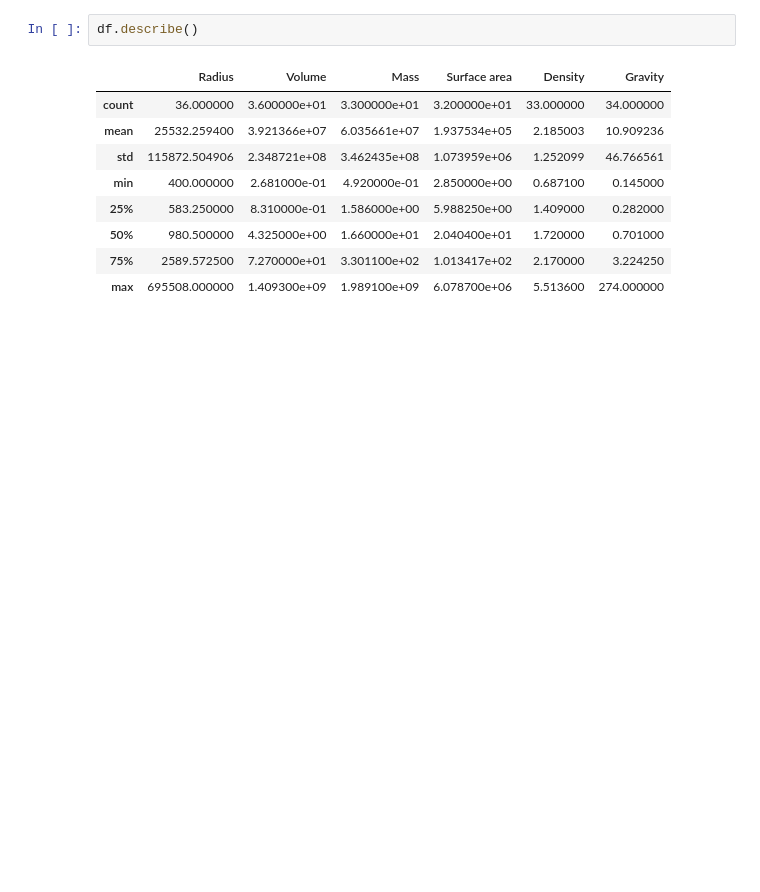
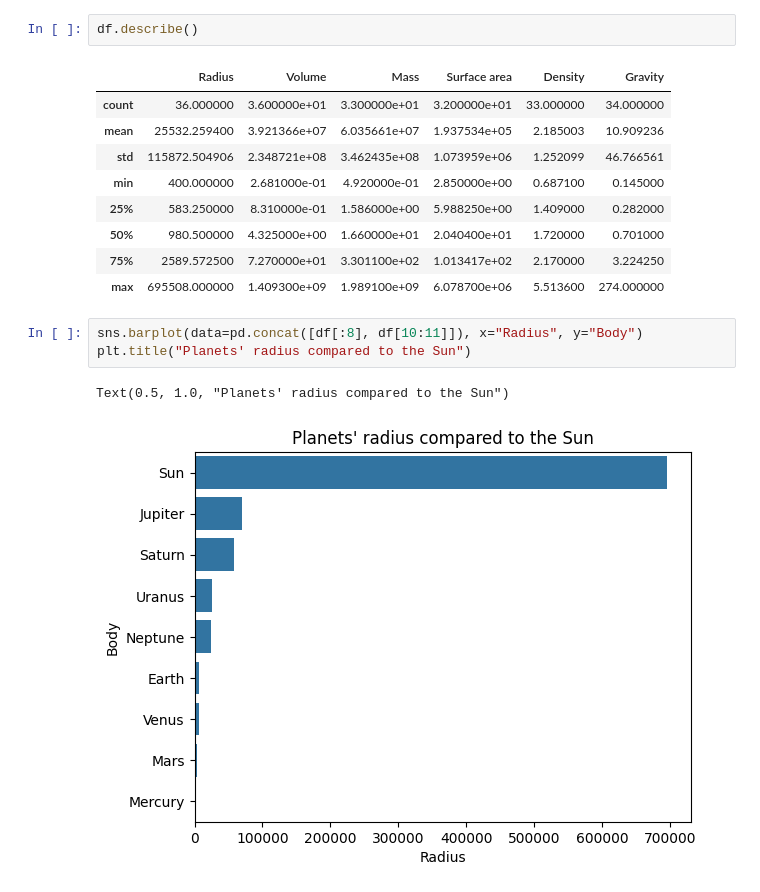
Before and after one commit to Ednaxx/Web-Data-Scraping, a Jupyter notebook: SolarSystemBigObjects.ipynb, the cells around one changed output. Saved outputs shown, nothing was run; the diff lists cells and outputs as text; blank space fills up the shorter version.

```diff
--- a/SolarSystemBigObjects.ipynb
+++ b/SolarSystemBigObjects.ipynb
@@ -193,3 +200,9 @@ df.describe()
 | 50% | 980.500000 | 4.325000e+00 | 1.660000e+01 | 2.040400e+01 | 1.720000 | 0.701000 |
 | 75% | 2589.572500 | 7.270000e+01 | 3.301100e+02 | 1.013417e+02 | 2.170000 | 3.224250 |
 | max | 695508.000000 | 1.409300e+09 | 1.989100e+09 | 6.078700e+06 | 5.513600 | 274.000000 |
+# %%
+sns.barplot(data=pd.concat([df[:8], df[10:11]]), x="Radius", y="Body")
+plt.title("Planets' radius compared to the Sun")
+# %% [output]
+Text(0.5, 1.0, "Planets' radius compared to the Sun")
+[figure, added]
```
Also changed, not shown: parts of 7 cells of this notebook, 1 other file.
